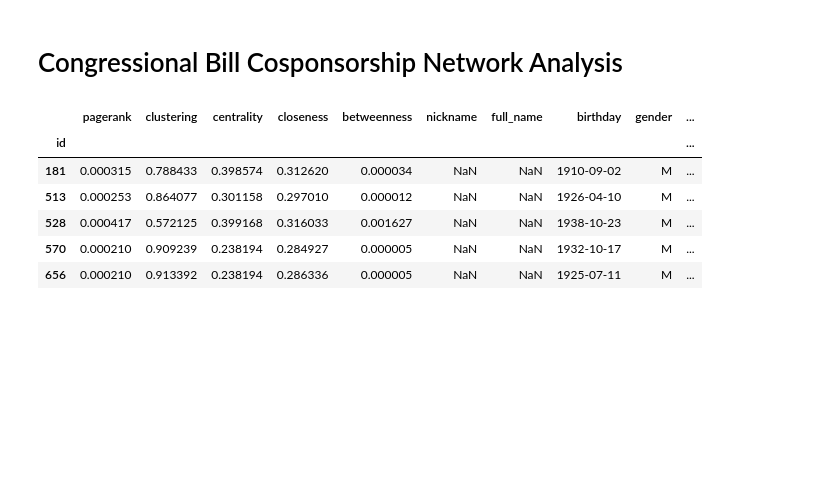
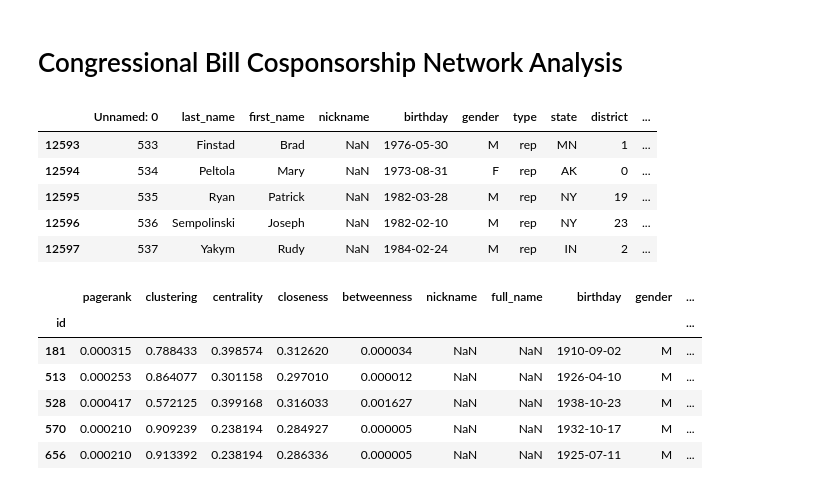
Before and after one commit to hhuntz/congressional_networks, a Jupyter notebook: network_analysis.ipynb, the cells around one changed output. Saved outputs shown, nothing was run; the diff lists cells and outputs as text; code cells hidden in the pictures; blank space fills up the shorter version.

```diff
--- a/network_analysis.ipynb
+++ b/network_analysis.ipynb
@@ -1,5 +1,5 @@
-# %% [markdown]
-# Congressional Bill Cosponsorship Network Analysis
+# %% [markdown]
+# Congressional Bill Cosponsorship Network Analysis
 # %%
 import pandas as pd
 import numpy as np
@@ -12,12 +13,19 @@ G = nx.from_pandas_edgelist(df, source = 'from', target = 'to', create_using = n
 # %%
 # load MOC data
 moc = pd.read_csv('data/legislators.csv', dtype = {'district': 'Int64', 'thomas_id': 'object'})
-moc = moc.drop(['last_name', 'first_name', 'middle_name', 'suffix', 'url', 'address', 'phone',
+moc = moc.drop(['full_name', 'middle_name', 'suffix', 'url', 'address', 'phone',
        'contact_form', 'rss_url', 'twitter', 'facebook', 'youtube',
        'youtube_id', 'opensecrets_id', 'lis_id',
        'fec_ids', 'cspan_id', 'govtrack_id', 'votesmart_id', 'ballotpedia_id',
        'washington_post_id', 'icpsr_id', 'wikipedia_id'], axis = 1)
 moc.tail()
+# %% [output]
+|  | Unnamed: 0 | last_name | first_name | nickname | birthday | gender | type | state | district | ... |
+| 12593 | 533 | Finstad | Brad | NaN | 1976-05-30 | M | rep | MN | 1 | ... |
+| 12594 | 534 | Peltola | Mary | NaN | 1973-08-31 | F | rep | AK | 0 | ... |
+| 12595 | 535 | Ryan | Patrick | NaN | 1982-03-28 | M | rep | NY | 19 | ... |
+| 12596 | 536 | Sempolinski | Joseph | NaN | 1982-02-10 | M | rep | NY | 23 | ... |
+| 12597 | 537 | Yakym | Rudy | NaN | 1984-02-24 | M | rep | IN | 2 | ... |
 # %%
 # get features
 # takes ~1 hour running on my laptop
```
Also changed, not shown: parts of 6 cells of this notebook, 1 other file.
